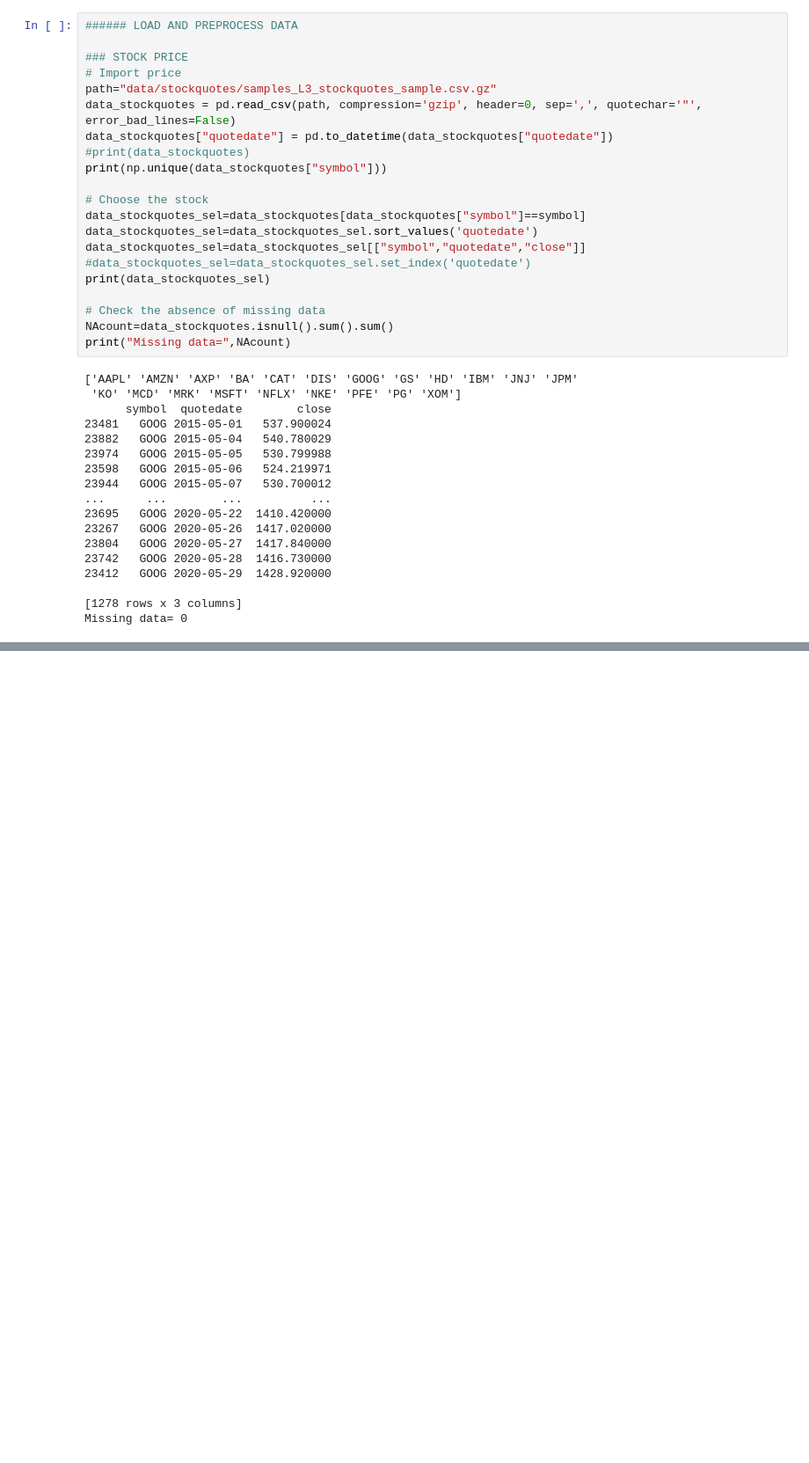
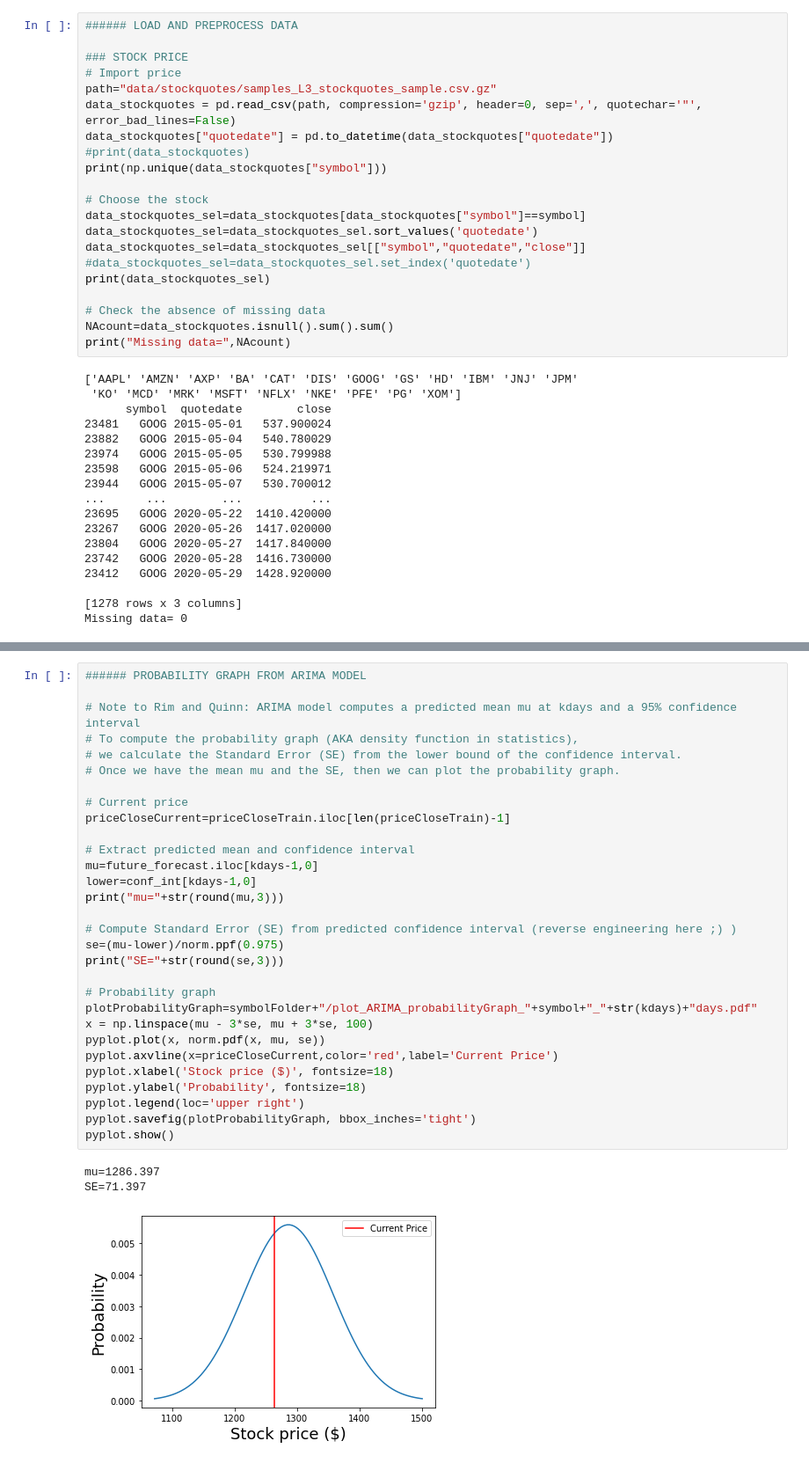
Before and after one commit to morphos30/TASI.AI, a Jupyter notebook: scriptPython/script_ARIMA_optionstats.ipynb, the cells around one changed output, grey strips where cells are left out. Shown at 88% size. Saved outputs shown, nothing was run; the diff lists cells and outputs as text; blank space fills up the shorter version.

```diff
--- a/scriptPython/script_ARIMA_optionstats.ipynb
+++ b/scriptPython/script_ARIMA_optionstats.ipynb
@@ -276,0 +334,34 @@ Test RMSE: 111.152
+# %%
+###### PROBABILITY GRAPH FROM ARIMA MODEL
+
+# Note to Rim and Quinn: ARIMA model computes a predicted mean mu at kdays and a 95% confidence interval
+# To compute the probability graph (AKA density function in statistics),
+# we calculate the Standard Error (SE) from the lower bound of the confidence interval.
+# Once we have the mean mu and the SE, then we can plot the probability graph.
+
+# Current price
+priceCloseCurrent=priceCloseTrain.iloc[len(priceCloseTrain)-1]
+
+# Extract predicted mean and confidence interval
+mu=future_forecast.iloc[kdays-1,0]
+lower=conf_int[kdays-1,0]
+print("mu="+str(round(mu,3)))
+
+# Compute Standard Error (SE) from predicted confidence interval (reverse engineering here ;) )
+se=(mu-lower)/norm.ppf(0.975)
+print("SE="+str(round(se,3)))
+
+# Probability graph
+plotProbabilityGraph=symbolFolder+"/plot_ARIMA_probabilityGraph_"+symbol+"_"+str(kdays)+"days.pdf"
+x = np.linspace(mu - 3*se, mu + 3*se, 100)
+pyplot.plot(x, norm.pdf(x, mu, se))
+pyplot.axvline(x=priceCloseCurrent,color='red',label='Current Price')
+pyplot.xlabel('Stock price ($)', fontsize=18)
+pyplot.ylabel('Probability', fontsize=18)
+pyplot.legend(loc='upper right')
+pyplot.savefig(plotProbabilityGraph, bbox_inches='tight')
+pyplot.show()
+# %% [output]
+mu=1286.397
+SE=71.397
+[figure, added]
```
Also changed, not shown: parts of 17 cells of this notebook.
